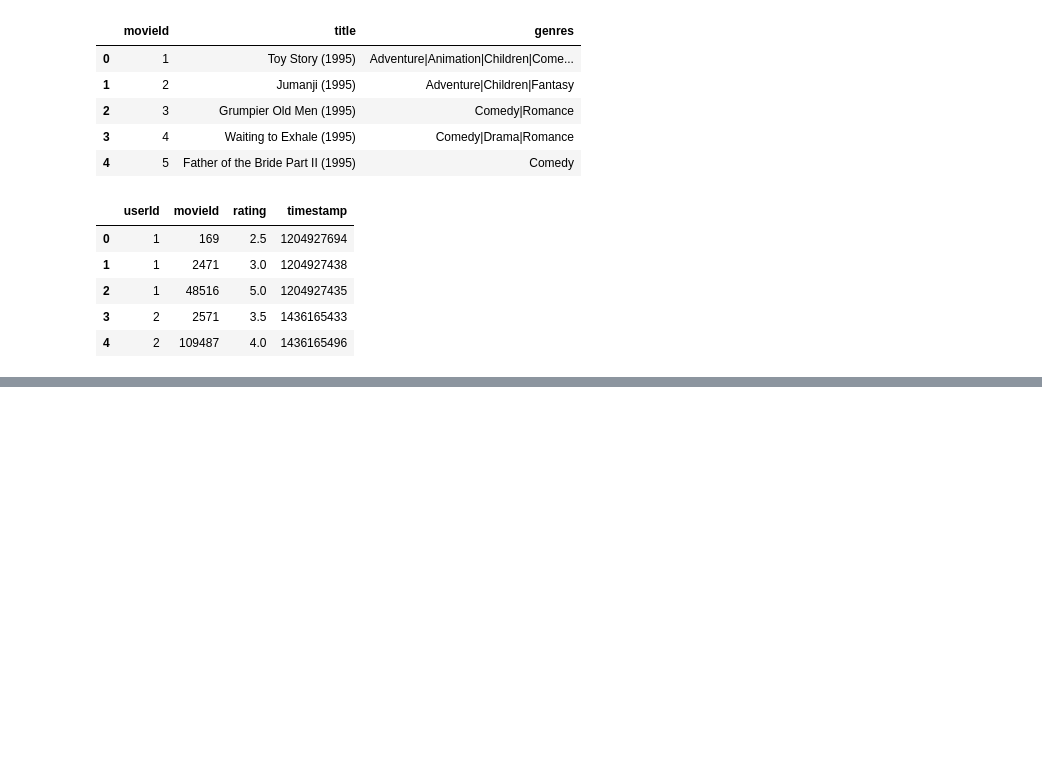
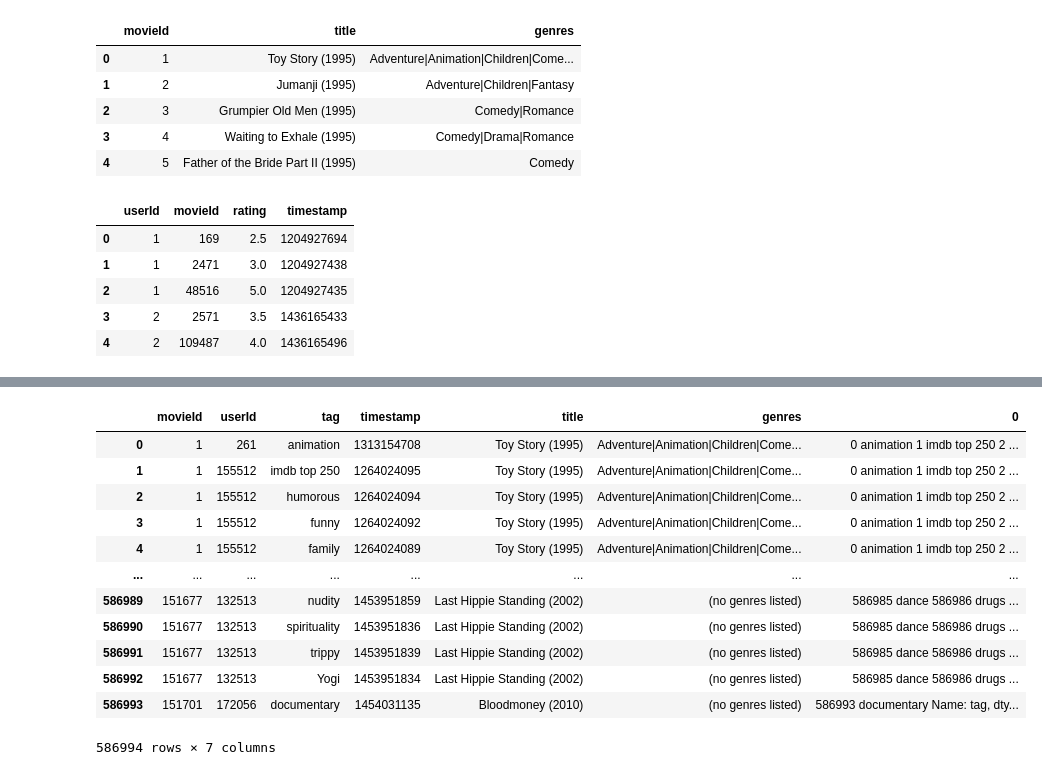
Before and after one commit to halujeff5/Movie_Rec_Sys_Spacy, a Jupyter notebook: First_NB.ipynb, the cells around one changed output, grey strips where cells are left out. Drawn from its saved outputs; the diff is of its cells as text; code cells hidden in the pictures; blank space fills up the shorter version.

Commit message:
cleaned data and consistent results

```diff
--- a/First_NB.ipynb
+++ b/First_NB.ipynb
@@ -52,0 +66,16 @@ df3.head()
+# %%
+df4.drop(['movieId'], axis=1, inplace=True)
+# %%
+#merged df with tags to df with titles
+test_df= pd.merge(df4, df1, on='movieId', how='inner')
+# %%
+#putting all the tags into one movie entry
+from tqdm import tqdm
+tqdm.pandas()
+results=[]
+for ele in tqdm(test_df.title[:]):
+    results.append(test_df[test_df.title==str(ele)].tag)
+# %%
+#turning list into pd.Series
+df7=pd.Series(results)
+df7[0:20]
@@ -52,0 +100,19 @@ df3.head()
+# %%
+#concatenating with main df
+frames=[test_df.loc[:],df7]
+work=pd.concat(frames, axis=1)
+work
+# %% [output]
+|  | movieId | userId | tag | timestamp | title | genres | 0 |
+| 0 | 1 | 261 | animation | 1313154708 | Toy Story (1995) | Adventure|Animation|Children|Come... | 0 animation 1 imdb top 250 2 ... |
+| 1 | 1 | 155512 | imdb top 250 | 1264024095 | Toy Story (1995) | Adventure|Animation|Children|Come... | 0 animation 1 imdb top 250 2 ... |
+| 2 | 1 | 155512 | humorous | 1264024094 | Toy Story (1995) | Adventure|Animation|Children|Come... | 0 animation 1 imdb top 250 2 ... |
+| 3 | 1 | 155512 | funny | 1264024092 | Toy Story (1995) | Adventure|Animation|Children|Come... | 0 animation 1 imdb top 250 2 ... |
+| 4 | 1 | 155512 | family | 1264024089 | Toy Story (1995) | Adventure|Animation|Children|Come... | 0 animation 1 imdb top 250 2 ... |
+| ... | ... | ... | ... | ... | ... | ... | ... |
+| 586989 | 151677 | 132513 | nudity | 1453951859 | Last Hippie Standing (2002) | (no genres listed) | 586985 dance 586986 drugs ... |
+| 586990 | 151677 | 132513 | spirituality | 1453951836 | Last Hippie Standing (2002) | (no genres listed) | 586985 dance 586986 drugs ... |
+| 586991 | 151677 | 132513 | trippy | 1453951839 | Last Hippie Standing (2002) | (no genres listed) | 586985 dance 586986 drugs ... |
+| 586992 | 151677 | 132513 | Yogi | 1453951834 | Last Hippie Standing (2002) | (no genres listed) | 586985 dance 586986 drugs ... |
+| 586993 | 151701 | 172056 | documentary | 1454031135 | Bloodmoney (2010) | (no genres listed) | 586993 documentary Name: tag, dty... |
+586994 rows × 7 columns
```
Also changed, not shown: parts of 37 cells of this notebook.
